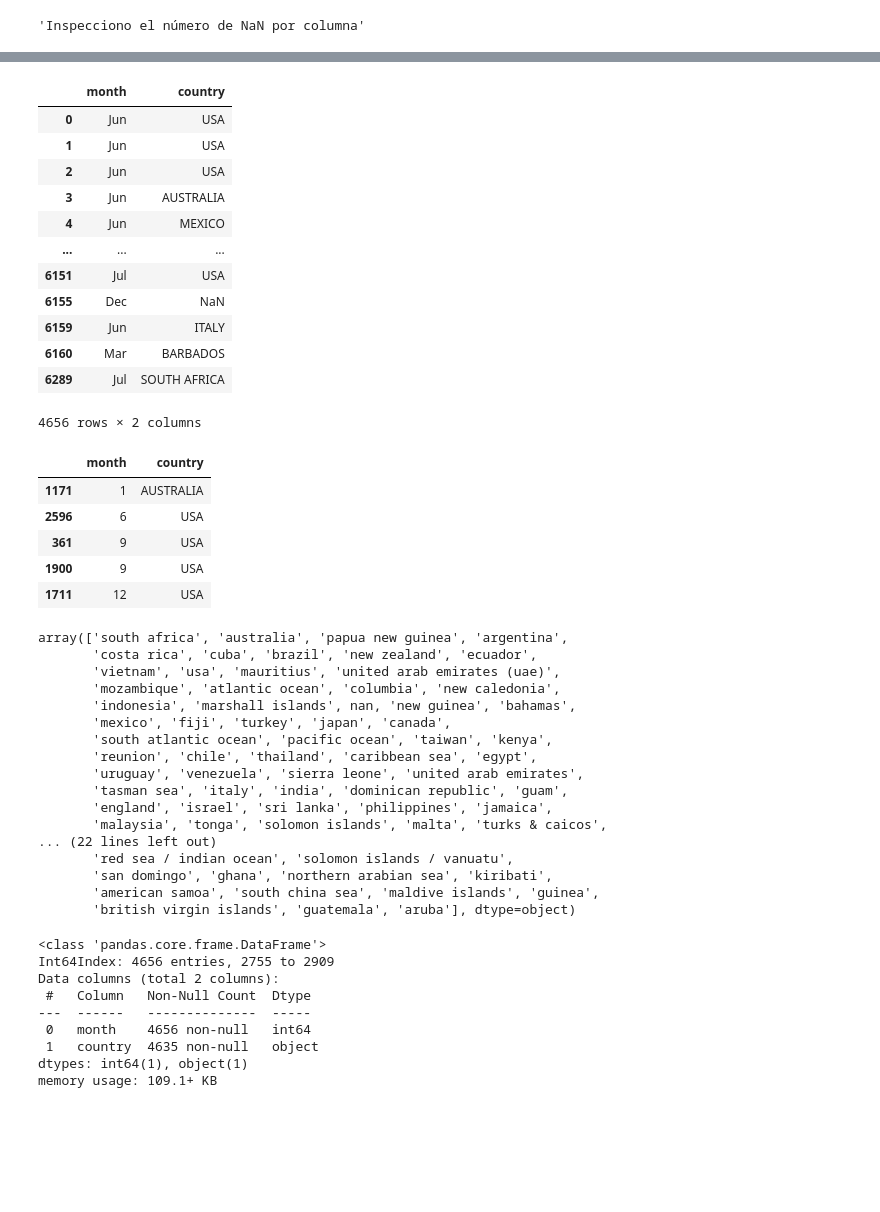
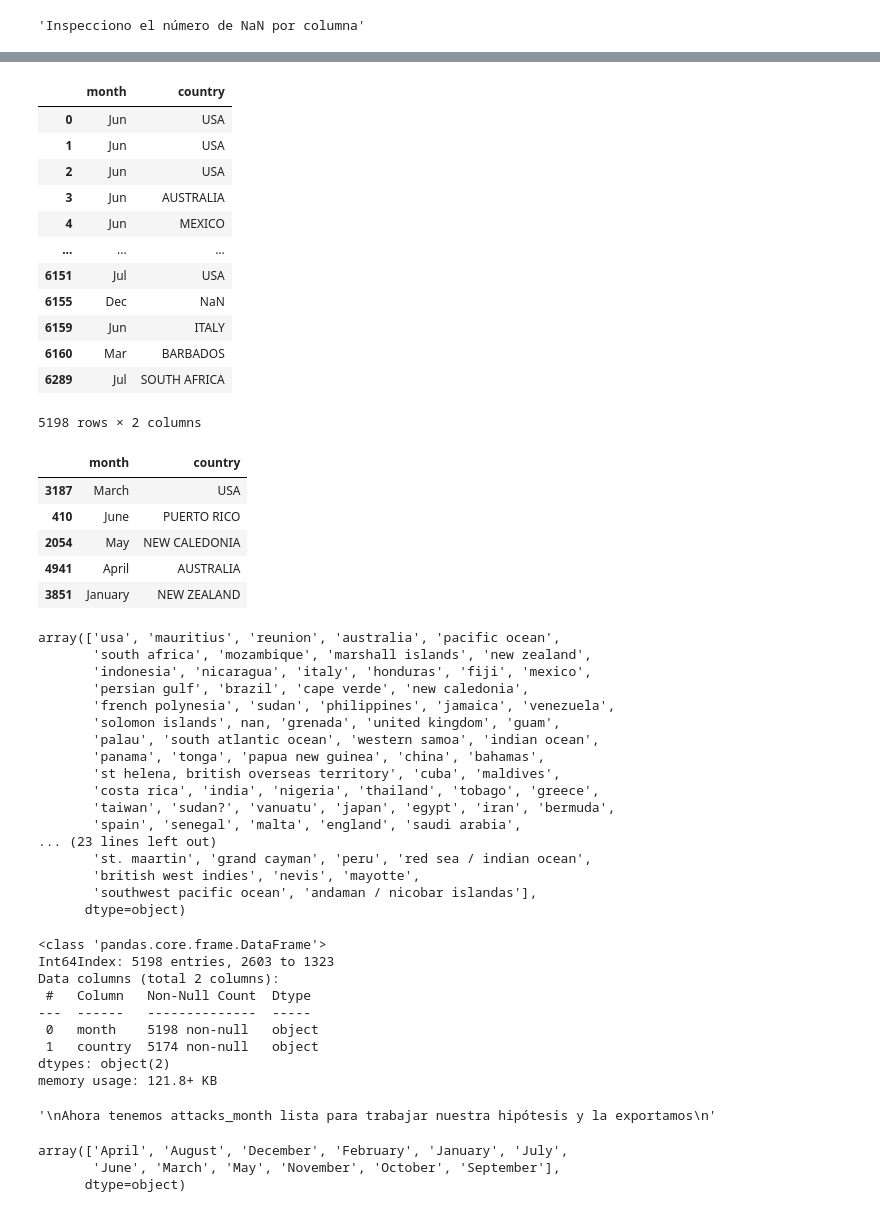
Before and after one commit to ce-valle/pandas_project, a Jupyter notebook: cleanning.ipynb, the cells around one changed output, grey strips where cells are left out. Cells and saved outputs as stored; diff of their text form; code cells hidden in the pictures; blank space fills up the shorter version.

```diff
--- a/cleanning.ipynb
+++ b/cleanning.ipynb
@@ -10,7 +10,7 @@ sys.path.append("../")
 from src.functions import *
 #importo las funciones de mi archivo de funciones
 # %%
-attacks = pd.read_csv("attacks.csv") #hago una copia de la base de datos original para trabajar sobre ella
+attacks = pd.read_csv("Data/attacks.csv") #hago una copia de la base de datos original para trabajar sobre ella
 attacks_2 = attacks.copy()
 # %%
 columnas = list(attacks_2.columns)
@@ -170,42 +171,42 @@ attacks_month
 | 6159 | Jun | ITALY |
 | 6160 | Mar | BARBADOS |
 | 6289 | Jul | SOUTH AFRICA |
-4656 rows × 2 columns
+5198 rows × 2 columns
 # %%
 attacks_month["month"] = pd.to_datetime(attacks_month["month"], errors="coerce", format = "%b")
-attacks_month["month"] = pd.DatetimeIndex(attacks_month['month']).month
+attacks_month["month"] = pd.DatetimeIndex(attacks_month['month']).month_name()
 attacks_month = attacks_month.sort_values(by="month")
 '''Ordeno la base de datos en funcióin de los meses'''
 attacks_month.sample(5)
 # %% [output]
 |  | month | country |
-| 1171 | 1 | AUSTRALIA |
-| 2596 | 6 | USA |
-| 361 | 9 | USA |
-| 1900 | 9 | USA |
-| 1711 | 12 | USA |
+| 3187 | March | USA |
+| 410 | June | PUERTO RICO |
+| 2054 | May | NEW CALEDONIA |
+| 4941 | April | AUSTRALIA |
+| 3851 | January | NEW ZEALAND |
 # %%
 attacks_month["country"] = attacks_month["country"].str.lower().str.strip()
 '''Con esto limpiamos los paises ya que había algunos datos escritos de forma diferente'''
 attacks_month["country"].unique()
 # %% [output]
-array(['south africa', 'australia', 'papua new guinea', 'argentina',
-       'costa rica', 'cuba', 'brazil', 'new zealand', 'ecuador',
-       'vietnam', 'usa', 'mauritius', 'united arab emirates (uae)',
-       'mozambique', 'atlantic ocean', 'columbia', 'new caledonia',
-       'indonesia', 'marshall islands', nan, 'new guinea', 'bahamas',
-       'mexico', 'fiji', 'turkey', 'japan', 'canada',
-       'south atlantic ocean', 'pacific ocean', 'taiwan', 'kenya',
-       'reunion', 'chile', 'thailand', 'caribbean sea', 'egypt',
-       'uruguay', 'venezuela', 'sierra leone', 'united arab emirates',
-       'tasman sea', 'italy', 'india', 'dominican republic', 'guam',
-       'england', 'israel', 'sri lanka', 'philippines', 'jamaica',
-       'malaysia', 'tonga', 'solomon islands', 'malta', 'turks & caicos',
-... (22 lines left out)
-       'red sea / indian ocean', 'solomon islands / vanuatu',
-       'san domingo', 'ghana', 'northern arabian sea', 'kiribati',
-       'american samoa', 'south china sea', 'maldive islands', 'guinea',
-       'british virgin islands', 'guatemala', 'aruba'], dtype=object)
+array(['usa', 'mauritius', 'reunion', 'australia', 'pacific ocean',
+       'south africa', 'mozambique', 'marshall islands', 'new zealand',
+       'indonesia', 'nicaragua', 'italy', 'honduras', 'fiji', 'mexico',
+       'persian gulf', 'brazil', 'cape verde', 'new caledonia',
+       'french polynesia', 'sudan', 'philippines', 'jamaica', 'venezuela',
+       'solomon islands', nan, 'grenada', 'united kingdom', 'guam',
+       'palau', 'south atlantic ocean', 'western samoa', 'indian ocean',
+       'panama', 'tonga', 'papua new guinea', 'china', 'bahamas',
+       'st helena, british overseas territory', 'cuba', 'maldives',
+       'costa rica', 'india', 'nigeria', 'thailand', 'tobago', 'greece',
+       'taiwan', 'sudan?', 'vanuatu', 'japan', 'egypt', 'iran', 'bermuda',
+       'spain', 'senegal', 'malta', 'england', 'saudi arabia',
+... (23 lines left out)
+       'st. maartin', 'grand cayman', 'peru', 'red sea / indian ocean',
+       'british west indies', 'nevis', 'mayotte',
+       'southwest pacific ocean', 'andaman / nicobar islandas'],
+      dtype=object)
 # %%
 attacks_month.info()
 '''
@@ -213,13 +214,20 @@ Ahora tenemos attacks_month lista para trabajar nuestra hipótesis y la exportam
 '''
 # %% [output]
 <class 'pandas.core.frame.DataFrame'>
-Int64Index: 4656 entries, 2755 to 2909
+Int64Index: 5198 entries, 2603 to 1323
 Data columns (total 2 columns):
  #   Column   Non-Null Count  Dtype
 ---  ------   --------------  -----
- 0   month    4656 non-null   int64
- 1   country  4635 non-null   object
-dtypes: int64(1), object(1)
-memory usage: 109.1+ KB
+ 0   month    5198 non-null   object
+ 1   country  5174 non-null   object
+dtypes: object(2)
+memory usage: 121.8+ KB
+'\nAhora tenemos attacks_month lista para trabajar nuestra hipótesis y la exportamos\n'
 # %%
 attacks_month.to_csv("Data/attacks_month.csv", index=False)
+# %%
+attacks_month.month.unique()
+# %% [output]
+array(['April', 'August', 'December', 'February', 'January', 'July',
+       'June', 'March', 'May', 'November', 'October', 'September'],
+      dtype=object)
```
Also changed, not shown: parts of 4 cells of this notebook, 3 other files.
